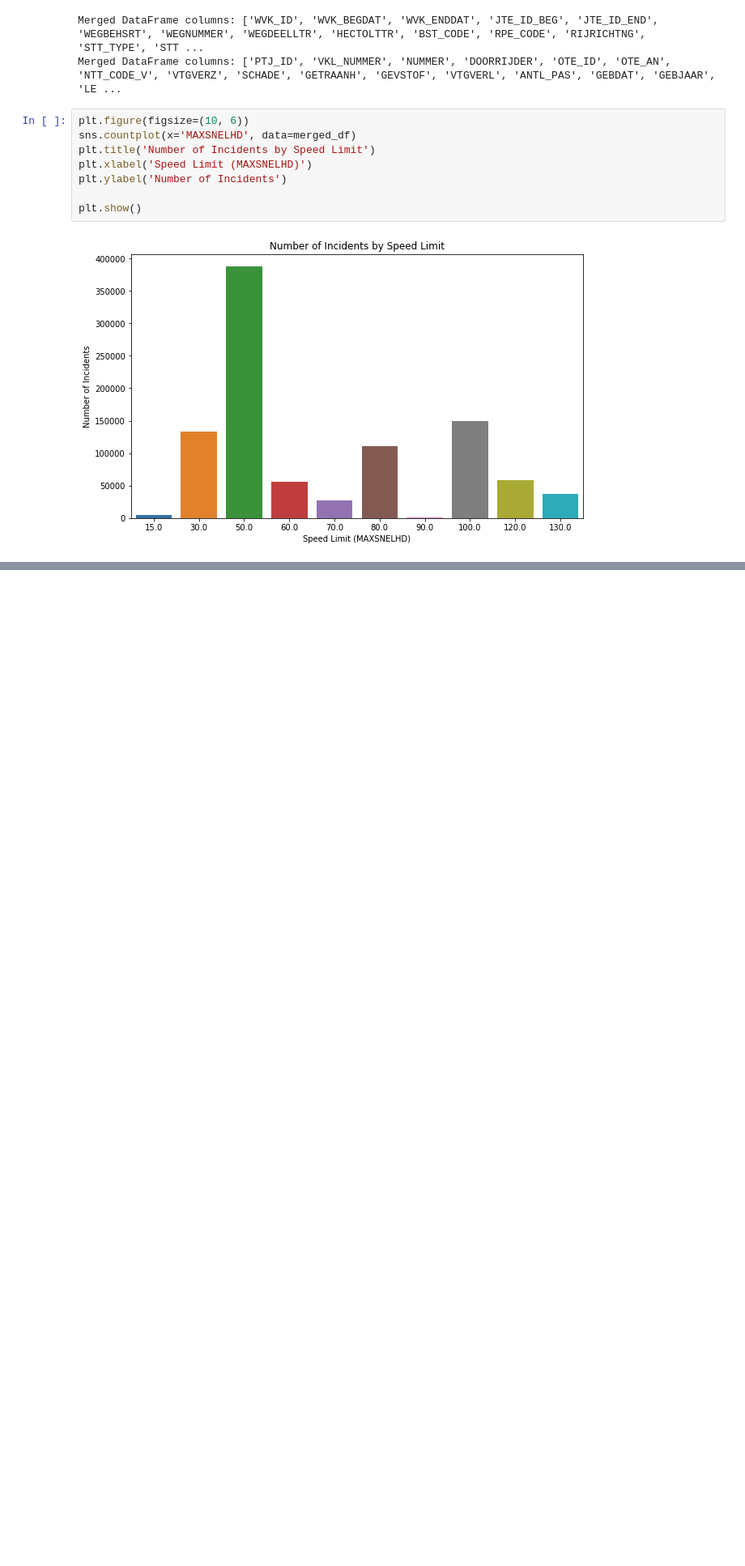
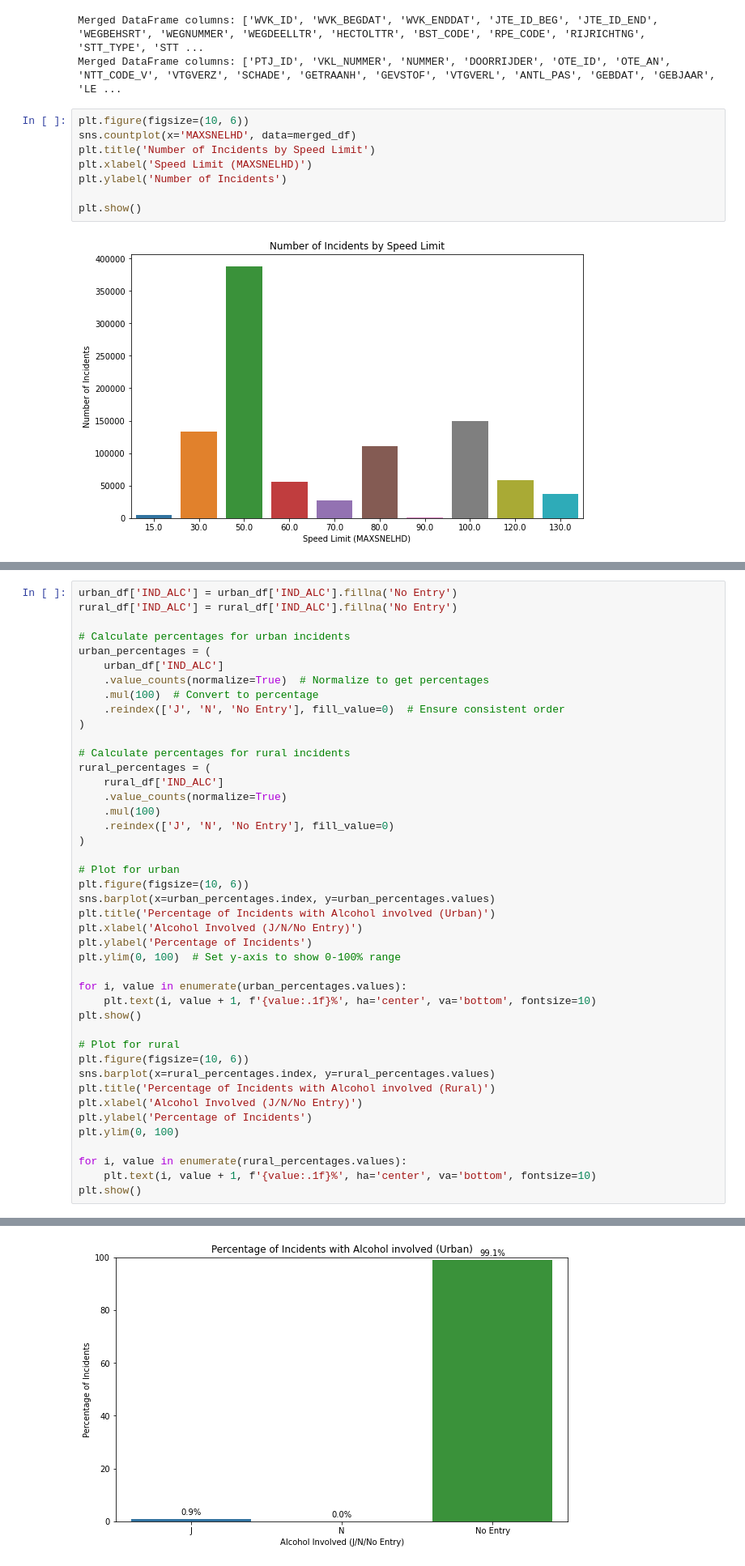
Before and after one commit to minkegroenendijk/6022, a Jupyter notebook: Figures_Renzo.ipynb, the cells around one changed output, grey strips where cells are left out. Shown at 81% size. Cells and saved outputs as stored; diff of their text form; blank space fills up the shorter version.

```diff
--- a/Figures_Renzo.ipynb
+++ b/Figures_Renzo.ipynb
@@ -63,0 +78,44 @@ plt.show()
+# %%
+urban_df['IND_ALC'] = urban_df['IND_ALC'].fillna('No Entry')
+rural_df['IND_ALC'] = rural_df['IND_ALC'].fillna('No Entry')
+
+# Calculate percentages for urban incidents
+urban_percentages = (
+    urban_df['IND_ALC']
+    .value_counts(normalize=True)  # Normalize to get percentages
+    .mul(100)  # Convert to percentage
+    .reindex(['J', 'N', 'No Entry'], fill_value=0)  # Ensure consistent order
+)
+
+# Calculate percentages for rural incidents
+rural_percentages = (
+    rural_df['IND_ALC']
+    .value_counts(normalize=True)
+    .mul(100)
+    .reindex(['J', 'N', 'No Entry'], fill_value=0)
+)
+
+# Plot for urban
+plt.figure(figsize=(10, 6))
+sns.barplot(x=urban_percentages.index, y=urban_percentages.values)
+plt.title('Percentage of Incidents with Alcohol involved (Urban)')
+plt.xlabel('Alcohol Involved (J/N/No Entry)')
+plt.ylabel('Percentage of Incidents')
+plt.ylim(0, 100)  # Set y-axis to show 0-100% range
+
+for i, value in enumerate(urban_percentages.values):
+    plt.text(i, value + 1, f'{value:.1f}%', ha='center', va='bottom', fontsize=10)
+plt.show()
+
+# Plot for rural
+plt.figure(figsize=(10, 6))
+sns.barplot(x=rural_percentages.index, y=rural_percentages.values)
+plt.title('Percentage of Incidents with Alcohol involved (Rural)')
+plt.xlabel('Alcohol Involved (J/N/No Entry)')
+plt.ylabel('Percentage of Incidents')
+plt.ylim(0, 100)
+
+for i, value in enumerate(rural_percentages.values):
+    plt.text(i, value + 1, f'{value:.1f}%', ha='center', va='bottom', fontsize=10)
+plt.show()
+# %% [output]
@@ -63,0 +131 @@ plt.show()
+[figure, added]
```
Also changed, not shown: parts of 4 cells of this notebook.
